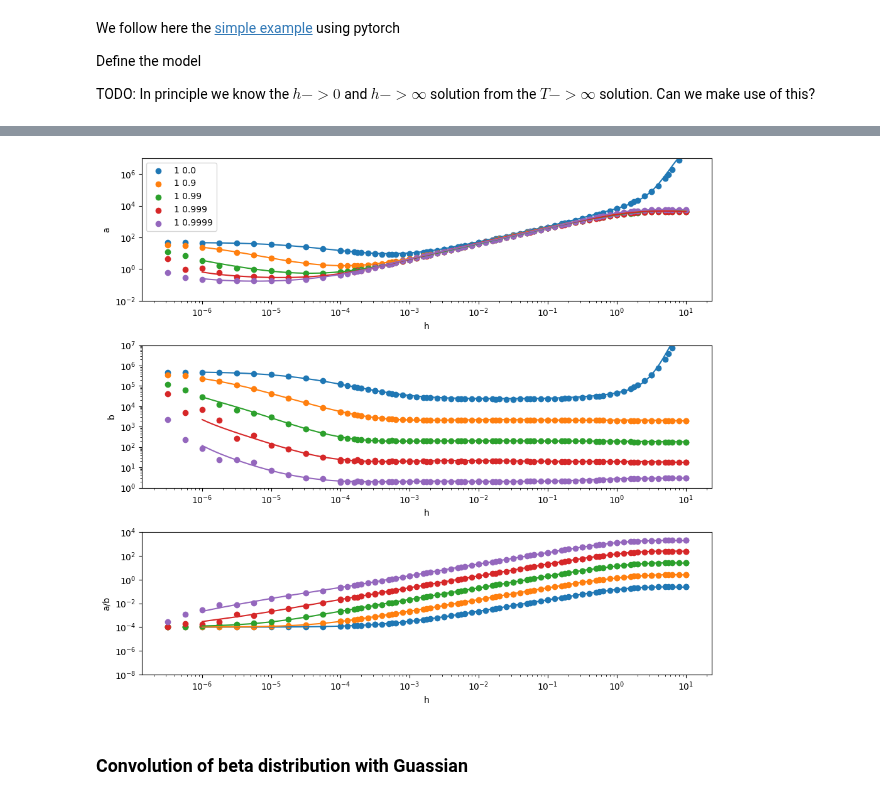
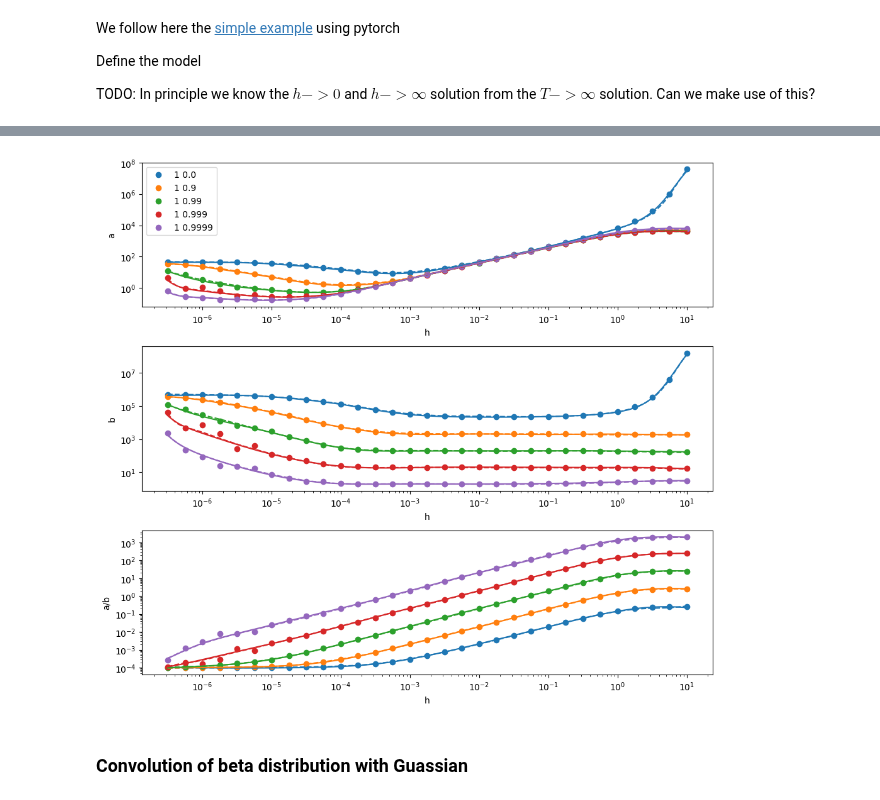
Before and after one commit to sahelazizpour/Finite-Observation-Dynamic-Range, a Jupyter notebook: 0_update/3_train_neural_network.ipynb, the cells around one changed output, grey strips where cells are left out. Drawn from its saved outputs; the diff is of its cells as text; code cells hidden in the pictures.

Commit message:
Made a class for function approximation; need to think if this should better take/return separate arrays per parameter?

```diff
--- a/0_update/3_train_neural_network.ipynb
+++ b/0_update/3_train_neural_network.ipynb
@@ -129,7 +133,7 @@ def get_data(dataframe, shuffle=1234):
     X[:,1] = np.log10(1-X[:,1])
     X[:,2] = np.log10(X[:,2])
     # y data is a stack of the columns (a, b, loc, scale)
-    Y = dataframe[["a", "b", "loc", "scale"]].values
+    Y = dataframe[["a", "b"]].values
     # transform a, b, into log space
     Y[:,0] = np.log10(Y[:,0])
     Y[:,1] = np.log10(Y[:,1])
@@ -247,0 +251,19 @@ plt.show()
+# %%
+# initialize function approximation
+func = FunctionApproximation(input_names=['lambda', 'window', 'h'], output_names=['a', 'b'], verbose=True)
+# specify a map from input to NN (inverse not needed)
+func.change_map('lambda', lambda x: np.log10(1-x))
+func.change_map('window', lambda x: np.log10(x))
+func.change_map('h',      lambda x: np.log10(x))
+# specify a map from NN to output and its inverse (for training!)
+func.change_map('a', lambda y: np.log10(y), lambda Y: 10**Y)
+func.change_map('b', lambda y: np.log10(y), lambda Y: 10**Y)
+## training (takes care of scaling and shuffling)
+loss = func.train(df, epochs=10000)
+plt.plot(loss)
+plt.xlabel('epoch')
+plt.ylabel('loss')
+plt.yscale('log')
+plt.show()
+## application
+#func([0.9,1,1e-3]) # should return a,b
@@ -251,10 +286,10 @@ import matplotlib.pyplot as plt
 fig, axes = plt.subplots(3, 1, figsize=(10, 9))
 
 # mesh grid for contour plot
-log10hs = np.linspace(-6, 1, 200)
+log10hs = np.linspace(-6.5, 1, 200)
 
 windows = df["window"].unique()
-lambdas = np.sort(df["lam"].unique())
+lambdas = np.sort(df["lambda"].unique())
 hs = df["h"].unique()
 seeds = df["seed"].unique()
 # reverse the order of the windows
@@ -263,7 +298,7 @@ window=1
 #lam=0.9
 #for window in sorted(windows)[::-1]:
 for lam in lambdas[::4]:
-    df_temp = df[(df["window"] == window) & (df["lam"] == lam)]
+    df_temp = df[(df["window"] == window) & (df["lambda"] == lam)]
     X_model = np.dstack([np.log10(window)*np.ones_like(log10hs), np.log10(1-lam)*np.ones_like(log10hs), log10hs]).reshape(-1, 3)
     X_model_scaled = X_scaler.transform(X_model)
     Y_model_scaled = model(torch.from_numpy(X_model_scaled).float()).detach().numpy()
@@ -271,37 +306,45 @@ for lam in lambdas[::4]:
 
     a_model = 10**Y_model[:, 0]
     b_model = 10**Y_model[:, 1]
 
+    # get a,b from function approximation
+    res = func(np.dstack([lam*np.ones_like(log10hs), window*np.ones_like(log10hs), 10**log10hs]).reshape(-1, 3))
+    a = res[:,0]
+    b = res[:,1]
+
     ref = axes[0].scatter(df_temp["h"].values, df_temp["a"], label="{} {}".format(window, lam))
     axes[0].plot(10**log10hs, a_model, color=ref.get_facecolor()[0])
+    axes[0].plot(10**log10hs, a, color=ref.get_facecolor()[0], linestyle='--')
     axes[1].scatter(df_temp["h"].values, df_temp["b"], label="{} {}".format(window, lam))
     axes[1].plot(10**log10hs, b_model, color=ref.get_facecolor()[0])
+    axes[1].plot(10**log10hs, b, color=ref.get_facecolor()[0], linestyle='--')
     axes[2].scatter(df_temp["h"].values, df_temp["a"] / df_temp["b"], label="{} {}".format(window, lam))
     axes[2].plot(10**log10hs, a_model/b_model, color=ref.get_facecolor()[0])
+    axes[2].plot(10**log10hs, a/b, color=ref.get_facecolor()[0], linestyle='--')
 
 axes[0].set_xlabel("h")
 axes[1].set_xlabel("h")
 axes[2].set_xlabel("h")
 axes[0].set_ylabel("a")
 axes[1].set_ylabel("b")
 axes[2].set_ylabel("a/b")
 
 axes[0].set_yscale("log")
 axes[1].set_yscale("log")
 axes[2].set_yscale("log")
 
 axes[0].set_xscale("log")
 axes[1].set_xscale("log")
 axes[2].set_xscale("log")
 
-axes[0].set_ylim(1e-2, 1e7)
-axes[1].set_ylim(1e0, 1e7)
-axes[2].set_ylim(1e-8, 1e4)
+# axes[0].set_ylim(1e-2, 1e7)
+# axes[1].set_ylim(1e0, 1e7)
+# axes[2].set_ylim(1e-8, 1e4)
 
 axes[0].legend(loc='upper left')
 plt.tight_layout()
 # %% [output]
-[figure, old version]
+[figure, new version]
 # %%
 #TODO: Save model to load it later
 # %% [markdown]
```
Also changed, not shown: parts of 7 cells of this notebook, 2 other files.
